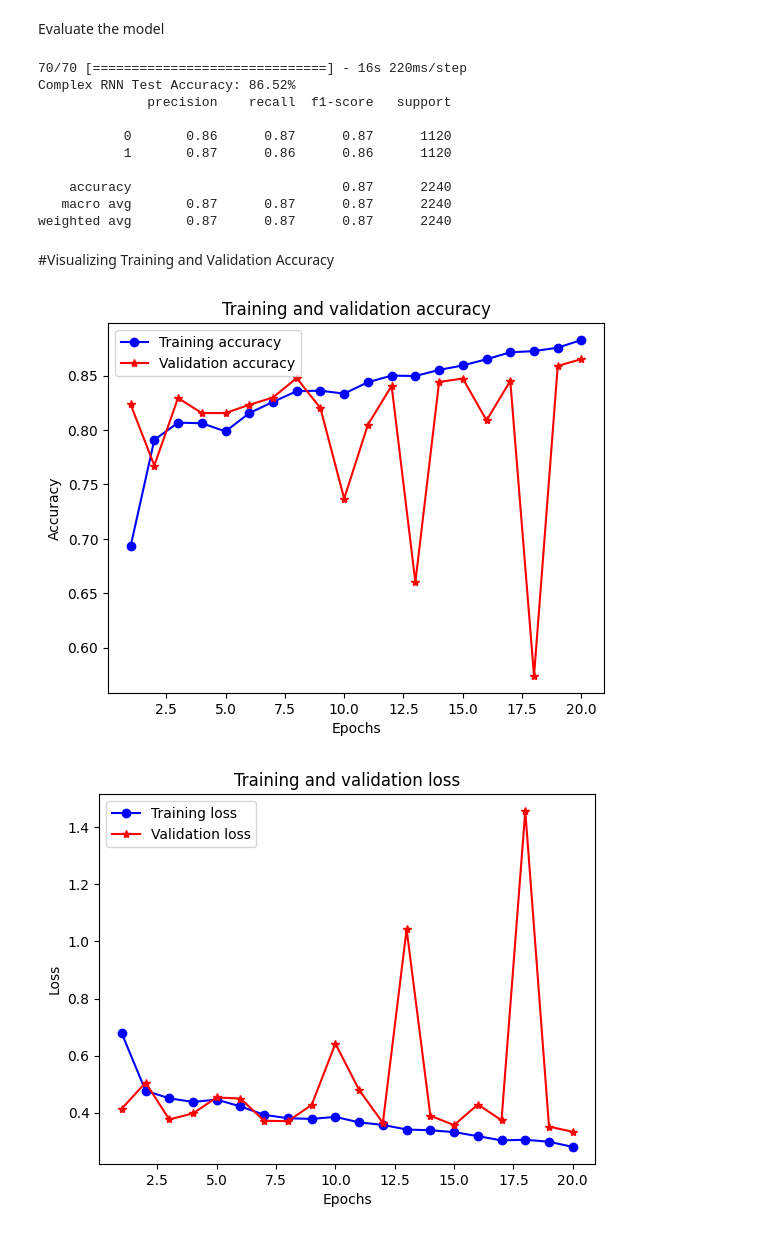
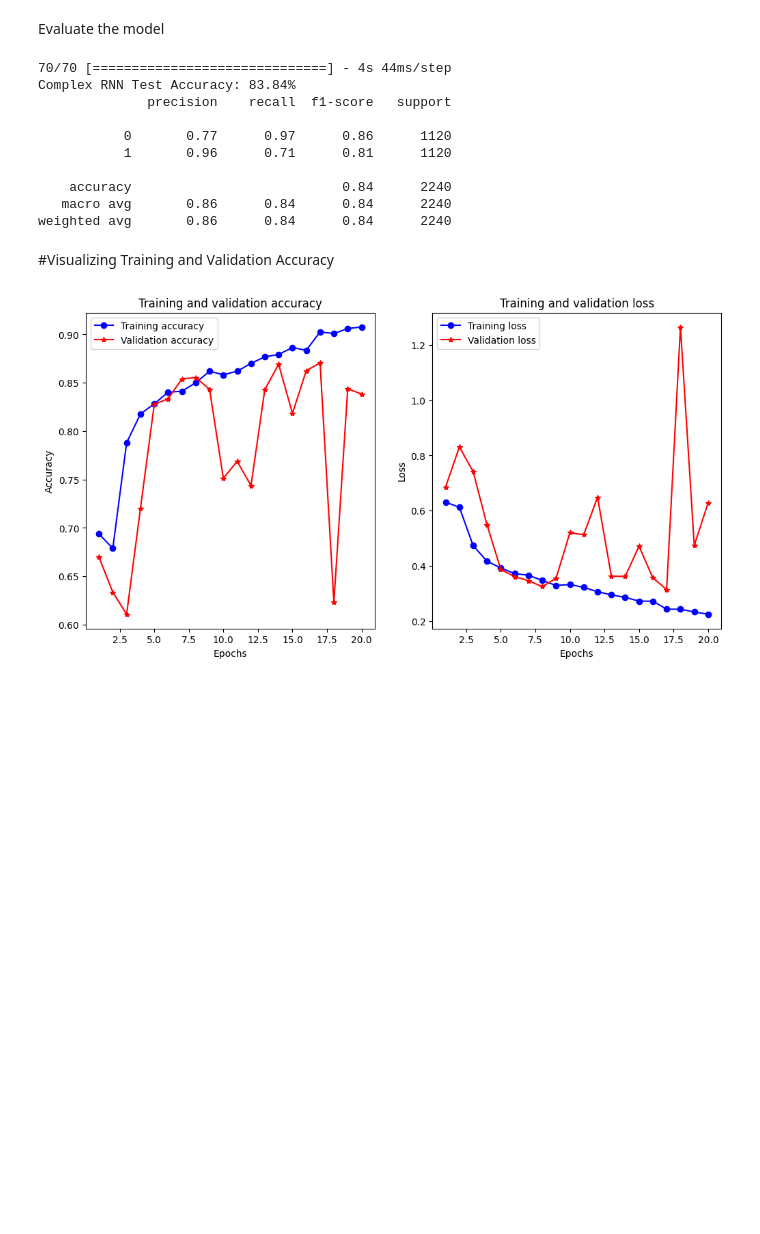
Before and after one commit to Robinjean/Project_Covid19_Fake_news_detection_using_RNN_LSTM_GRU_transformers, a Jupyter notebook: RNNProject_Covid19_fake_news_detection_using_RNN_classification.ipynb, the cells around one changed output. Drawn from its saved outputs; the diff is of its cells as text; code cells hidden in the pictures; blank space fills up the shorter version.

```diff
--- a/RNNProject_Covid19_fake_news_detection_using_RNN_classification.ipynb
+++ b/RNNProject_Covid19_fake_news_detection_using_RNN_classification.ipynb
@@ -303,7 +303,7 @@ plt.show()
 # %% [output]
 [figure]
 # %%
-max_seq_length = 200
+max_seq_length = 150
 padded_seq = pad_sequences(sequences, maxlen =  max_seq_length, padding = 'post', truncating = 'post')
 # %%
 #create embedding index
@@ -417,6 +412,7 @@ complex_rnn_model = Sequential([
     Bidirectional(SimpleRNN(128)),  # Note: return_sequences=False by default here
     BatchNormalization(),
     Dropout(0.4),
+    Dense(128, activation='relu'),
     Dense(1, activation='sigmoid')
 ])
 # %%
@@ -489,48 +485,48 @@ print(f"Complex RNN Test Accuracy: {accuracy_rnn * 100:.2f}%")
 # Print classification report
 print(classification_report(y_test, y_pred_rnn))
 # %% [output]
-70/70 [==============================] - 16s 220ms/step
-Complex RNN Test Accuracy: 86.52%
+70/70 [==============================] - 4s 44ms/step
+Complex RNN Test Accuracy: 83.84%
               precision    recall  f1-score   support
 
-           0       0.86      0.87      0.87      1120
-           1       0.87      0.86      0.86      1120
+           0       0.77      0.97      0.86      1120
+           1       0.96      0.71      0.81      1120
 
-    accuracy                           0.87      2240
-   macro avg       0.87      0.87      0.87      2240
-weighted avg       0.87      0.87      0.87      2240
+    accuracy                           0.84      2240
+   macro avg       0.86      0.84      0.84      2240
+weighted avg       0.86      0.84      0.84      2240
 # %% [markdown]
 #Visualizing Training and Validation Accuracy
 # %%
 import matplotlib.pyplot as plt
 
 history_dict = history_rnn.history
 acc = history_dict['accuracy']
 val_acc = history_dict['val_accuracy']
 loss = history_dict['loss']
 val_loss = history_dict['val_loss']
 
 epochs = range(1, len(acc) + 1)
 
 # Plot training and validation accuracy
-#plt.figure(figsize=(10, 8))
+plt.figure(figsize=(12, 6))
+plt.subplot(1, 2, 1)
 plt.plot(epochs, acc, 'bo-', label='Training accuracy')
 plt.plot(epochs, val_acc, 'r*-', label='Validation accuracy')
 plt.title('Training and validation accuracy')
 plt.xlabel('Epochs')
 plt.ylabel('Accuracy')
 plt.legend()
-plt.show()
 
 # Plot training and validation loss
-#plt.figure(figsize=(10, 8))
+plt.subplot(1, 2, 2)
 plt.plot(epochs, loss, 'bo-', label='Training loss')
 plt.plot(epochs, val_loss, 'r*-', label='Validation loss')
 plt.title('Training and validation loss')
 plt.xlabel('Epochs')
 plt.ylabel('Loss')
 plt.legend()
+
 plt.show()
 # %% [output]
-[figure, old version]
+[figure, new version]
-[figure, removed]
```
Also changed, not shown: parts of 4 cells of this notebook.
